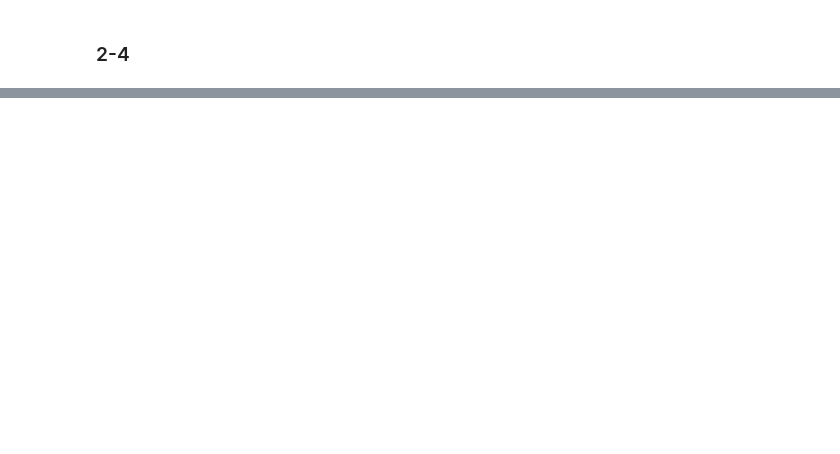
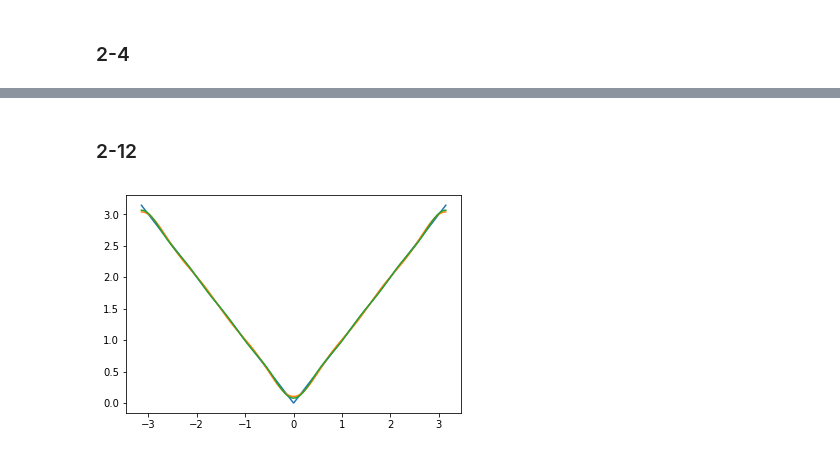
Before and after one commit to jojonki/python_sp, a Jupyter notebook: sec2.ipynb, the cells around one changed output, grey strips where cells are left out. Drawn from its saved outputs; the diff is of its cells as text; code cells hidden in the pictures; blank space fills up the shorter version.

```diff
--- a/sec2.ipynb
+++ b/sec2.ipynb
@@ -95,0 +96,24 @@ plt.show()
+# %% [markdown]
+### 2-12
+# %%
+def partial_sum(t, n):
+    s = PI / 2
+    i = 1
+    while i <= n:
+        s -= 4/PI * (np.cos(i*t) / i**2)
+        i += 2
+    return s
+t = np.linspace(-PI, PI, 1000)
+x = np.abs(t)
+s1 = partial_sum(t, 1)
+s2 = partial_sum(t, 3)
+s3 = partial_sum(t, 5)
+s4 = partial_sum(t, 7)
+plt.plot(t, x)
+# plt.plot(t, s1)
+# plt.plot(t, s2)
+plt.plot(t, s3)
+plt.plot(t, s4)
+plt.show()
+# %% [output]
+[figure, added]
```
Also changed, not shown: parts of 7 cells of this notebook.
